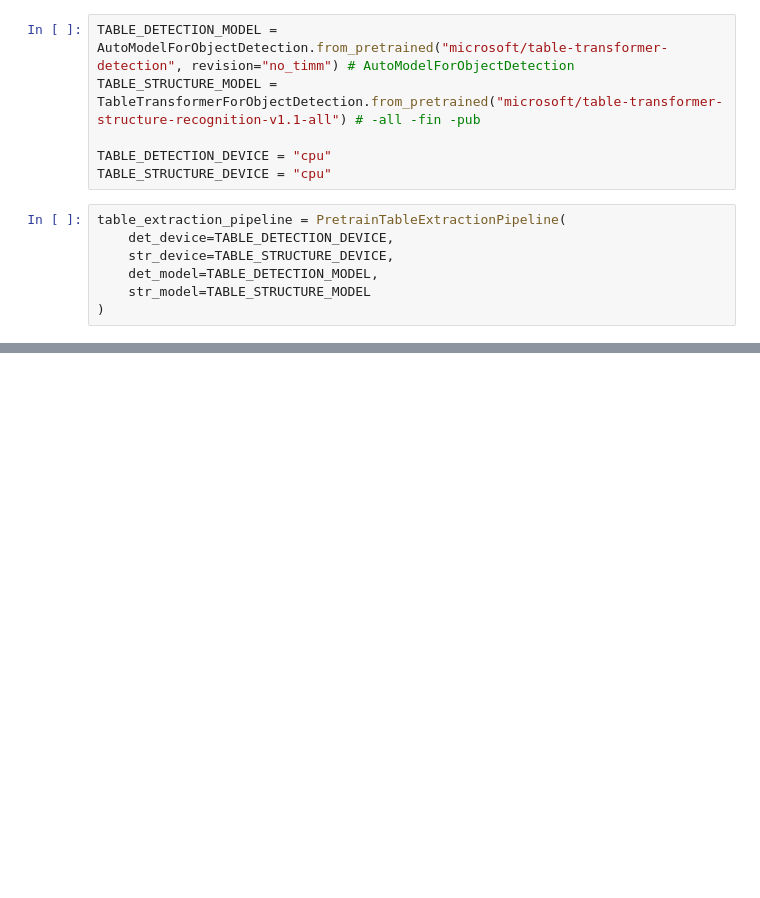
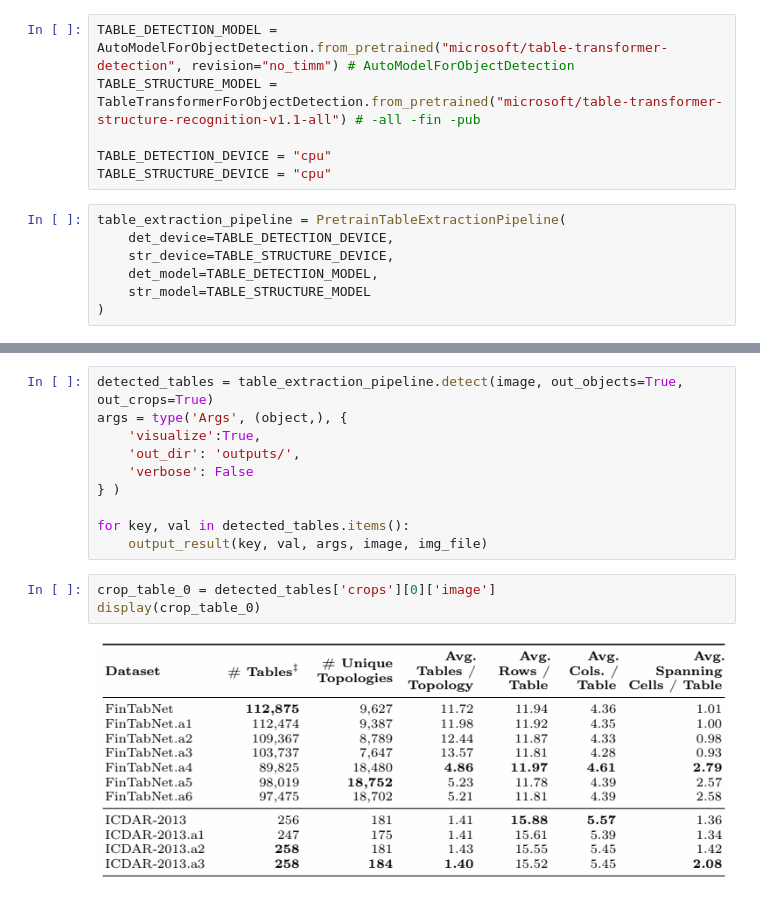
Before and after one commit to Martin-Labenne/table-transformer-demo, a Jupyter notebook: table-transformer-demo.ipynb, the cells around one changed output, grey strips where cells are left out. Saved outputs shown, nothing was run; the diff lists cells and outputs as text; blank space fills up the shorter version.

```diff
--- a/table-transformer-demo.ipynb
+++ b/table-transformer-demo.ipynb
@@ -169,0 +169,15 @@ extracted_tables = table_extraction_pipeline.extract(image, tokens=[], out_objec
+# %%
+detected_tables = table_extraction_pipeline.detect(image, out_objects=True, out_crops=True)
+args = type('Args', (object,), {
+    'visualize':True,
+    'out_dir': 'outputs/',
+    'verbose': False
+} )
+
+for key, val in detected_tables.items():
+    output_result(key, val, args, image, img_file)
+# %%
+crop_table_0 = detected_tables['crops'][0]['image']
+display(crop_table_0)
+# %% [output]
+[figure, added]
```
Also changed, not shown: parts of 9 cells of this notebook, 2 other files.
